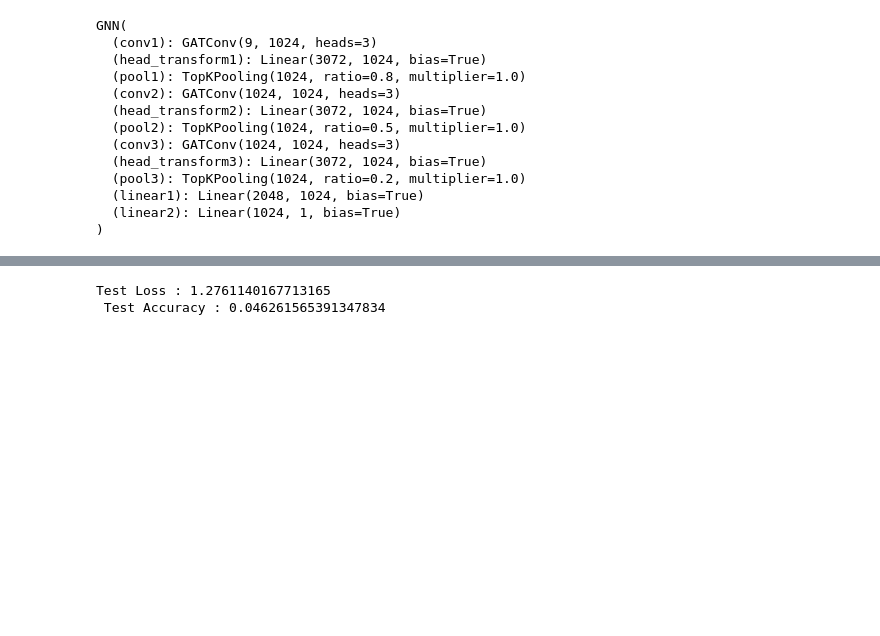
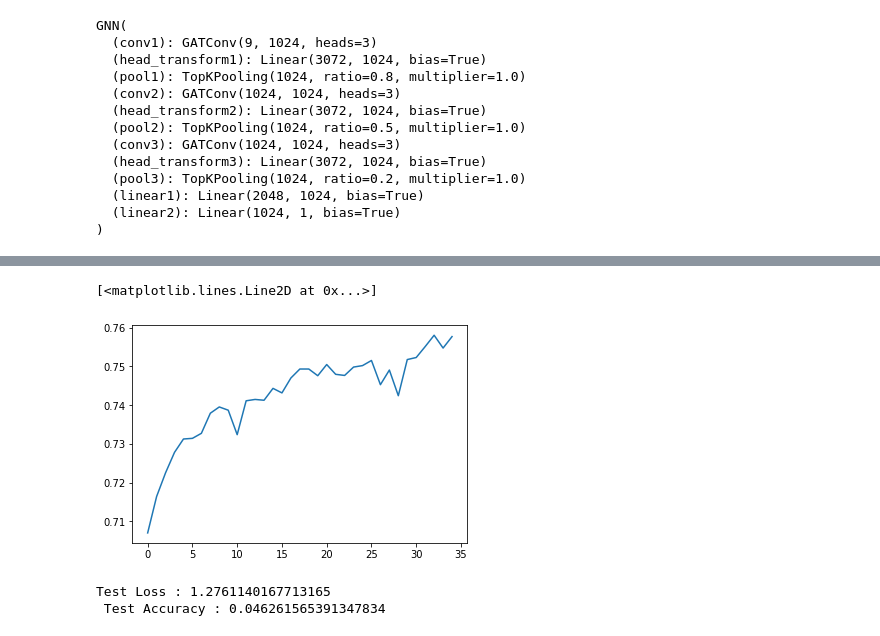
Before and after one commit to tejaspradhan/Graph-Neural-Networks, a Jupyter notebook: hiv-project/gnn_hiv_dataset.ipynb, the cells around one changed output, grey strips where cells are left out. Drawn from its saved outputs; the diff is of its cells as text; code cells hidden in the pictures; blank space fills up the shorter version.

```diff
--- a/hiv-project/gnn_hiv_dataset.ipynb
+++ b/hiv-project/gnn_hiv_dataset.ipynb
@@ -475,3 +499,8 @@ torch.save(model.state_dict(), "/content/drive/MyDrive/GNN_HIV/models/model-hiv-
+# %%
+plt.plot(range(35), accs)
+# %% [output]
+[<matplotlib.lines.Line2D at 0x...>]
+[figure, added]
 # %%
 model.eval()
 with torch.no_grad():
```
Also changed, not shown: parts of 8 cells of this notebook.
